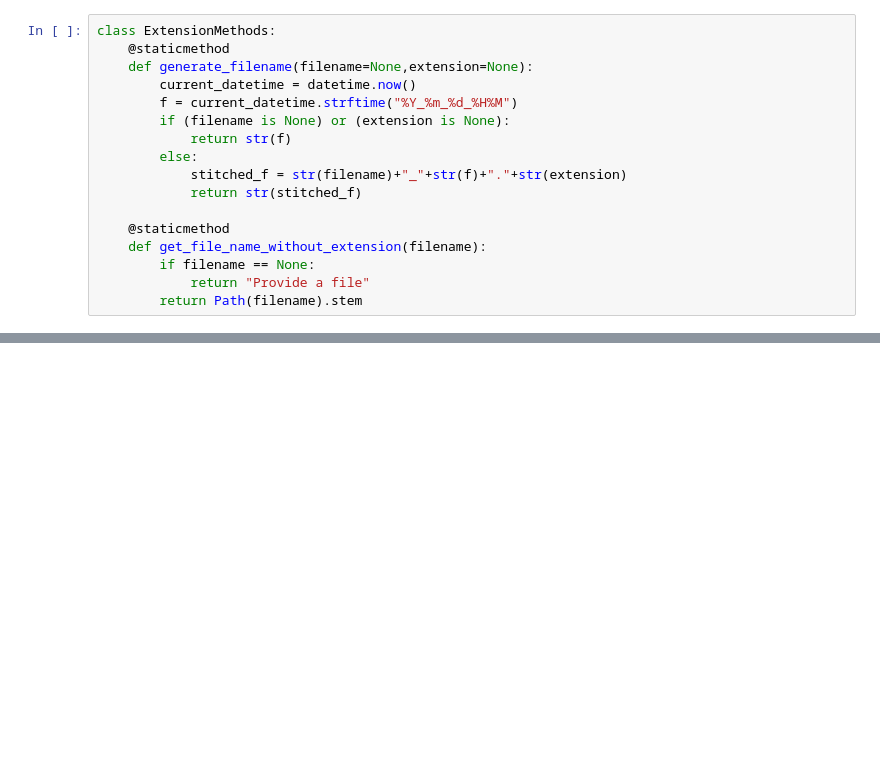
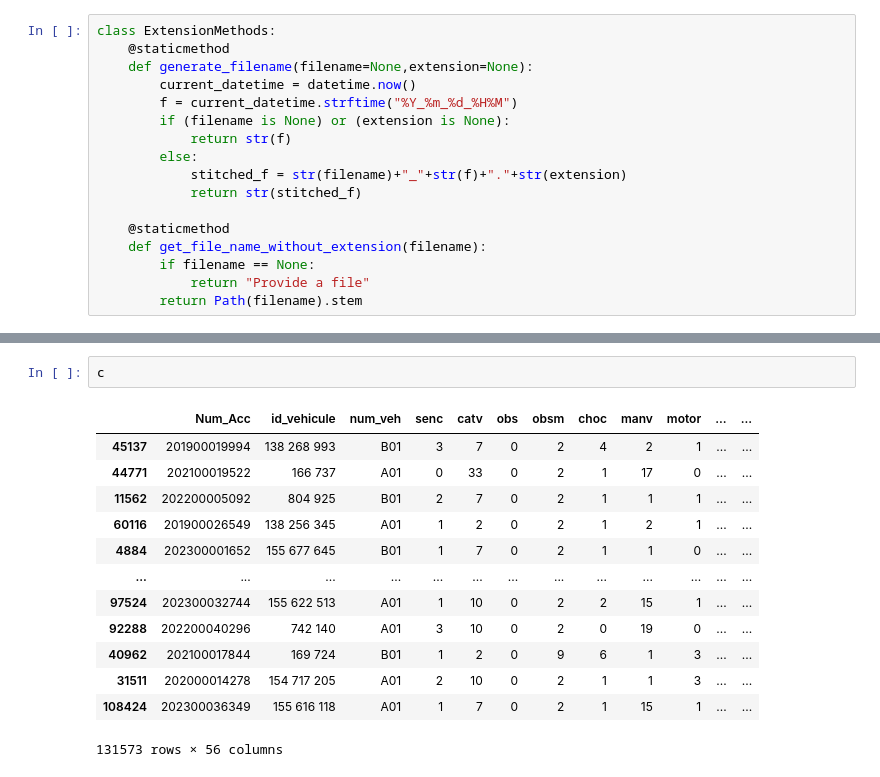
Before and after one commit to fdevi3-mle/road-accidents, a Jupyter notebook: notebooks/francois/datatransformer.ipynb, the cells around one changed output, grey strips where cells are left out. Saved outputs shown, nothing was run; the diff lists cells and outputs as text; blank space fills up the shorter version.

```diff
--- a/notebooks/francois/datatransformer.ipynb
+++ b/notebooks/francois/datatransformer.ipynb
@@ -286,0 +354,16 @@ Name: proportion, dtype: float64
+# %%
+c
+# %% [output]
+|  | Num_Acc | id_vehicule | num_veh | senc | catv | obs | obsm | choc | manv | motor | ... | ... |
+| 45137 | 201900019994 | 138 268 993 | B01 | 3 | 7 | 0 | 2 | 4 | 2 | 1 | ... | ... |
+| 44771 | 202100019522 | 166 737 | A01 | 0 | 33 | 0 | 2 | 1 | 17 | 0 | ... | ... |
+| 11562 | 202200005092 | 804 925 | B01 | 2 | 7 | 0 | 2 | 1 | 1 | 1 | ... | ... |
+| 60116 | 201900026549 | 138 256 345 | A01 | 1 | 2 | 0 | 2 | 1 | 2 | 1 | ... | ... |
+| 4884 | 202300001652 | 155 677 645 | B01 | 1 | 7 | 0 | 2 | 1 | 1 | 0 | ... | ... |
+| ... | ... | ... | ... | ... | ... | ... | ... | ... | ... | ... | ... | ... |
+| 97524 | 202300032744 | 155 622 513 | A01 | 1 | 10 | 0 | 2 | 2 | 15 | 1 | ... | ... |
+| 92288 | 202200040296 | 742 140 | A01 | 3 | 10 | 0 | 2 | 0 | 19 | 0 | ... | ... |
+| 40962 | 202100017844 | 169 724 | B01 | 1 | 2 | 0 | 9 | 6 | 1 | 3 | ... | ... |
+| 31511 | 202000014278 | 154 717 205 | A01 | 2 | 10 | 0 | 2 | 1 | 1 | 3 | ... | ... |
+| 108424 | 202300036349 | 155 616 118 | A01 | 1 | 7 | 0 | 2 | 1 | 15 | 1 | ... | ... |
+131573 rows × 56 columns
```
Also changed, not shown: parts of 8 cells of this notebook.
